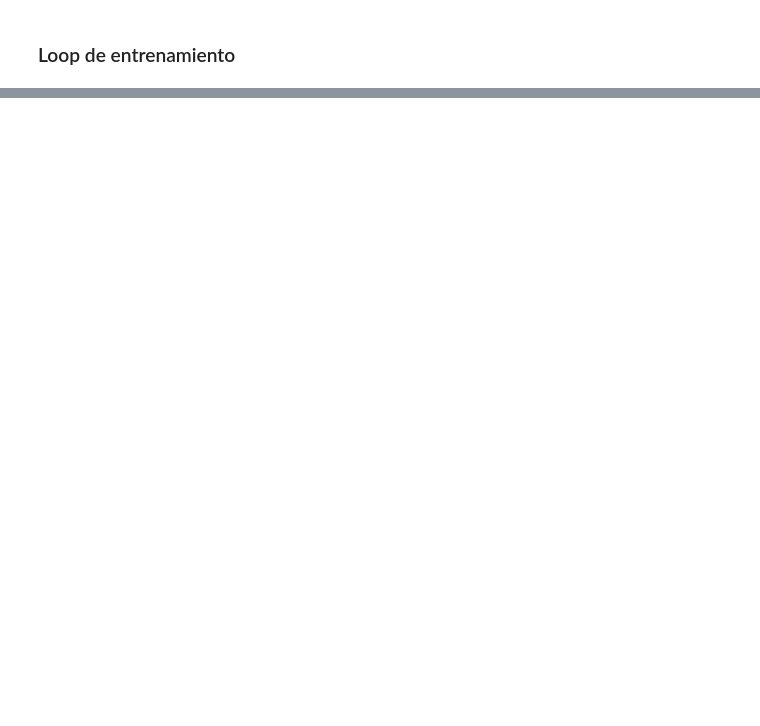
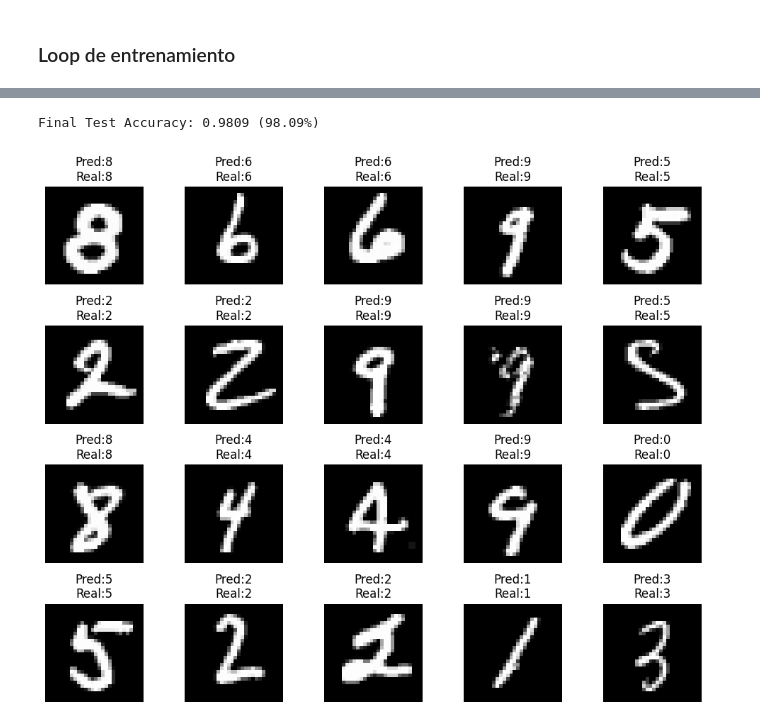
Before and after one commit to a01566821-hub/advanced-mlm-individual-homeworks, a Jupyter notebook: TC5033_Activity1a_IDA01066264/A1a_DL_TC5033.ipynb, the cells around one changed output, grey strips where cells are left out. Drawn from its saved outputs; the diff is of its cells as text; code cells hidden in the pictures; blank space fills up the shorter version.

```diff
--- a/TC5033_Activity1a_IDA01066264/A1a_DL_TC5033.ipynb
+++ b/TC5033_Activity1a_IDA01066264/A1a_DL_TC5033.ipynb
@@ -255,5 +122,0 @@ print(accuracy(x_test, y_test, mb_size))
-# %%
-idx = np.random.randint(len(y_test))
-plot_number(x_test_num[idx])
-pred = model.predict(x_test[idx].reshape(-1, 1))
-print(f'el valor predicho es: {pred}, el valor real es:{y_test[idx][0]}')
@@ -262,0 +210,15 @@ el valor predicho es: 5, el valor real es:5
+# %%
+# Use parallel training to test all configurations
+results = parallel_train_models(
+    model_configs,
+    x_train, y_train,
+    x_val, y_val,
+    x_test, y_test
+)
+
+# Extract the best model
+best_result = results['best_result']
+model = best_result['model']
+mb_size = best_result['config']['mb_size']
+
+print(f"\n✓ Using best model with {best_result['test_accuracy']*100:.2f}% test accuracy")
@@ -262,0 +243,31 @@ el valor predicho es: 5, el valor real es:5
+# %%
+# Final test accuracy (already computed in parallel training)
+print(f"Final Test Accuracy: {best_result['test_accuracy']:.4f} ({best_result['test_accuracy']*100:.2f}%)")
+# %% [output]
+Final Test Accuracy: 0.9809 (98.09%)
+# %%
+n_imgs = 20  # at least 20 images
+n_cols = 5   # in columns (e.g., 5 columns, 4 rows)
+n_rows = n_imgs // n_cols if n_imgs % n_cols == 0 else n_imgs // n_cols + 1
+
+fig, axes = plt.subplots(n_rows, n_cols, figsize=(n_cols*2, n_rows*2))
+
+indices = np.random.choice(len(y_test), n_imgs, replace=False)
+for i, idx in enumerate(indices):
+    row, col = divmod(i, n_cols)
+    ax = axes[row, col] if n_rows > 1 else axes[col]
+    ax.imshow(x_test_num[idx], cmap='gray')
+    pred = model.predict(x_test[idx].reshape(-1,1))
+    ax.set_title(f'Pred:{pred}\nReal:{y_test[idx][0]}')
+    ax.axis('off')
+
+# Hide any unused subplots
+for i in range(n_imgs, n_rows*n_cols):
+    row, col = divmod(i, n_cols)
+    ax = axes[row, col] if n_rows > 1 else axes[col]
+    ax.axis('off')
+
+plt.tight_layout()
+plt.show()
+# %% [output]
+[figure, added]
```
Also changed, not shown: parts of 37 cells of this notebook, 25 other files.
